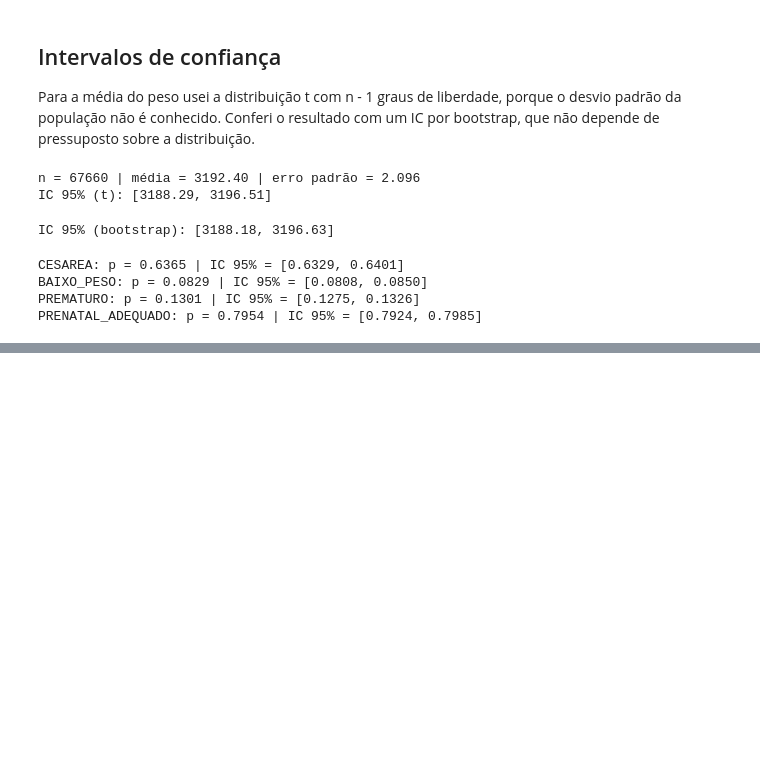
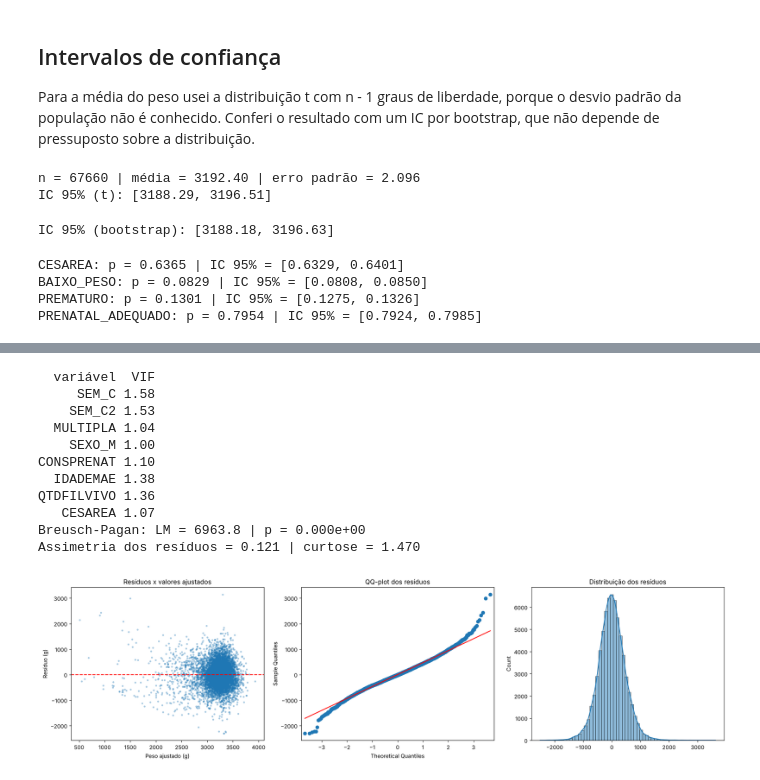
Before and after one commit to murilomunizzdias/Projeto-DATASUS, a Jupyter notebook: ProjetoDash.ipynb, the cells around one changed output, grey strips where cells are left out. Saved outputs shown, nothing was run; the diff lists cells and outputs as text; code cells hidden in the pictures; blank space fills up the shorter version.

Commit message:
feat - conclusoes, modelos, testes, regressao linear, limitacoes e dashboard interativo

```diff
--- a/ProjetoDash.ipynb
+++ b/ProjetoDash.ipynb
@@ -366,0 +701,16 @@ PRENATAL_ADEQUADO: p = 0.7954 | IC 95% = [0.7924, 0.7985]
+# %%
+modelo = smf.ols(formulas['M3: completo'], df).fit()
+modelo_hc3 = smf.ols(formulas['M3: completo'], df).fit(cov_type='HC3')
+
+print(f'Observações = {int(modelo.nobs)} | gl do modelo = {int(modelo.df_model)} | gl dos resíduos = {int(modelo.df_resid)}')
+print(f'R² = {modelo.rsquared:.4f} | R² ajustado = {modelo.rsquared_adj:.4f} | F = {modelo.fvalue:.1f} | p do F = {modelo.f_pvalue:.3e}')
+print(f'Erro padrão residual = {np.sqrt(modelo.scale):.1f} g')
+
+ic = modelo_hc3.conf_int()
+beta_padronizado = {v: modelo.params[v] * df[v].std() / df['PESO'].std() for v in colunas_m3}
+tabela_coef = pd.DataFrame({
+    'Coeficiente': modelo_hc3.params, 'Erro padrão (HC3)': modelo_hc3.bse, 't': modelo_hc3.tvalues,
+    'p-valor': modelo_hc3.pvalues, 'IC 95% inf.': ic[0], 'IC 95% sup.': ic[1],
+    'Beta padronizado': pd.Series(beta_padronizado),
+})
+tabela_coef.round(4)
@@ -366,0 +731,35 @@ PRENATAL_ADEQUADO: p = 0.7954 | IC 95% = [0.7924, 0.7985]
+# %%
+X = modelo.model.exog
+vif = pd.DataFrame({'variável': modelo.model.exog_names, 'VIF': [variance_inflation_factor(X, i) for i in range(X.shape[1])]})
+vif = vif[vif['variável'] != 'Intercept'].round(2)
+bp = het_breuschpagan(modelo.resid, modelo.model.exog)
+print(vif.to_string(index=False))
+print(f'Breusch-Pagan: LM = {bp[0]:.1f} | p = {bp[1]:.3e}')
+print(f'Assimetria dos resíduos = {stats.skew(modelo.resid):.3f} | curtose = {stats.kurtosis(modelo.resid):.3f}')
+
+amostra_idx = df.sample(8000, random_state=42).index
+fig, eixos = plt.subplots(1, 3, figsize=(18, 5))
+eixos[0].scatter(modelo.fittedvalues[amostra_idx], modelo.resid[amostra_idx], s=6, alpha=0.3)
+eixos[0].axhline(0, color='red', linestyle='--')
+eixos[0].set_title('Resíduos x valores ajustados')
+eixos[0].set_xlabel('Peso ajustado (g)')
+eixos[0].set_ylabel('Resíduo (g)')
+sm.qqplot(modelo.resid[amostra_idx], line='s', ax=eixos[1])
+eixos[1].set_title('QQ-plot dos resíduos')
+sns.histplot(modelo.resid, bins=60, kde=True, ax=eixos[2])
+eixos[2].set_title('Distribuição dos resíduos')
+plt.tight_layout()
+plt.show()
+# %% [output]
+  variável  VIF
+     SEM_C 1.58
+    SEM_C2 1.53
+  MULTIPLA 1.04
+    SEXO_M 1.00
+CONSPRENAT 1.10
+  IDADEMAE 1.38
+QTDFILVIVO 1.36
+   CESAREA 1.07
+Breusch-Pagan: LM = 6963.8 | p = 0.000e+00
+Assimetria dos resíduos = 0.121 | curtose = 1.470
+[figure, added]
```
Also changed, not shown: parts of 36 cells of this notebook, 5 other files.
